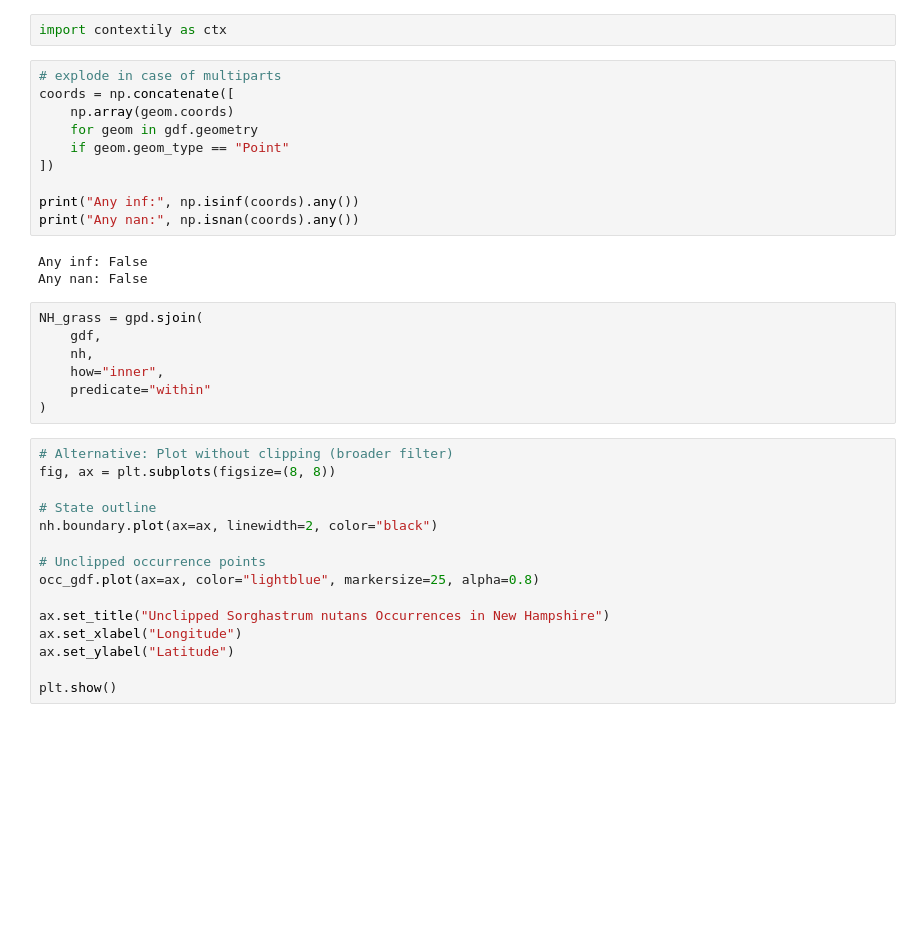
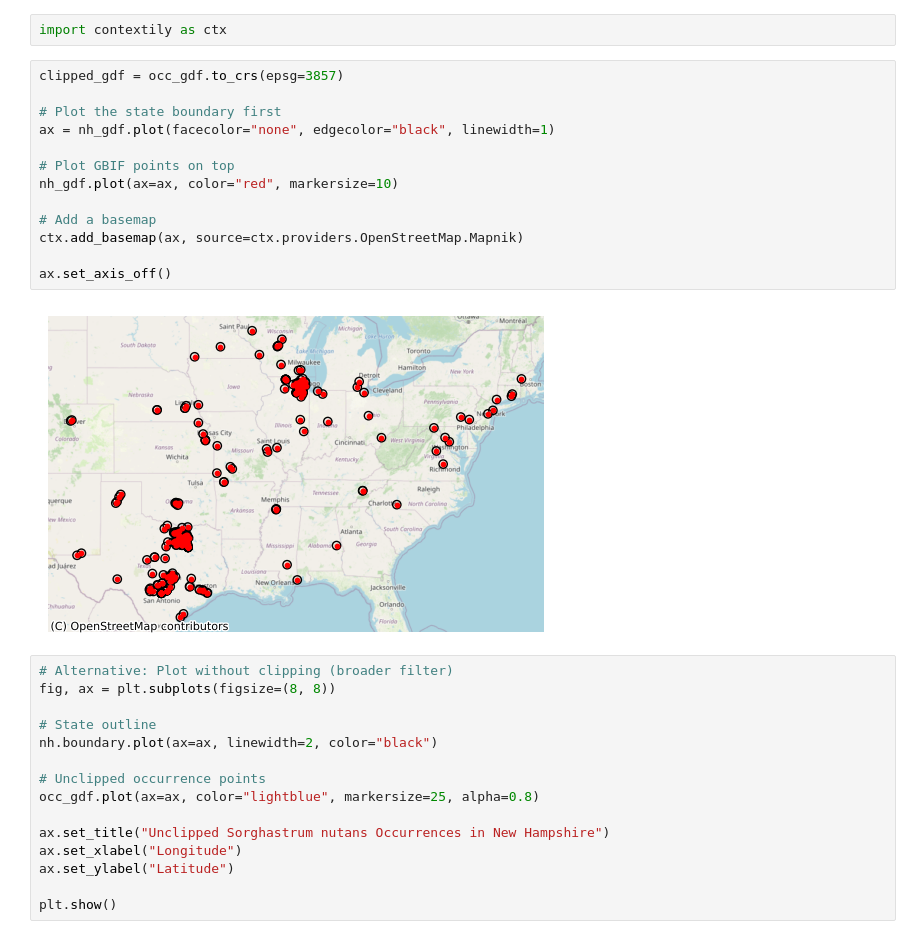
Before and after one commit to earthlab-education/spring-03-habitat-suitability-climate-change-ryme1295, a Jupyter notebook: habitat_suitability.ipynb, the cells around one changed output. Drawn from its saved outputs; the diff is of its cells as text; blank space fills up the shorter version.

```diff
--- a/habitat_suitability.ipynb
+++ b/habitat_suitability.ipynb
@@ -167,26 +252,21 @@ clipped_gdf.to_file("S_nutans_NH_clipped.geojson", driver="GeoJSON")
 INFO:Created 0 records
 # %%
 import contextily as ctx
-# %%
-# explode in case of multiparts
-coords = np.concatenate([
-    np.array(geom.coords)
-    for geom in gdf.geometry
-    if geom.geom_type == "Point"
-])
-
-print("Any inf:", np.isinf(coords).any())
-print("Any nan:", np.isnan(coords).any())
-# %% [output]
-Any inf: False
-Any nan: False
-# %%
-NH_grass = gpd.sjoin(
-    gdf,
-    nh,
-    how="inner",
-    predicate="within"
-)
+# %%
+clipped_gdf = occ_gdf.to_crs(epsg=3857)
+
+# Plot the state boundary first
+ax = nh_gdf.plot(facecolor="none", edgecolor="black", linewidth=1)
+
+# Plot GBIF points on top
+nh_gdf.plot(ax=ax, color="red", markersize=10)
+
+# Add a basemap
+ctx.add_basemap(ax, source=ctx.providers.OpenStreetMap.Mapnik)
+
+ax.set_axis_off()
+# %% [output]
+[figure, added]
 # %%
 # Alternative: Plot without clipping (broader filter)
 fig, ax = plt.subplots(figsize=(8, 8))
```
Also changed, not shown: parts of 4 cells of this notebook, 20 other files.
